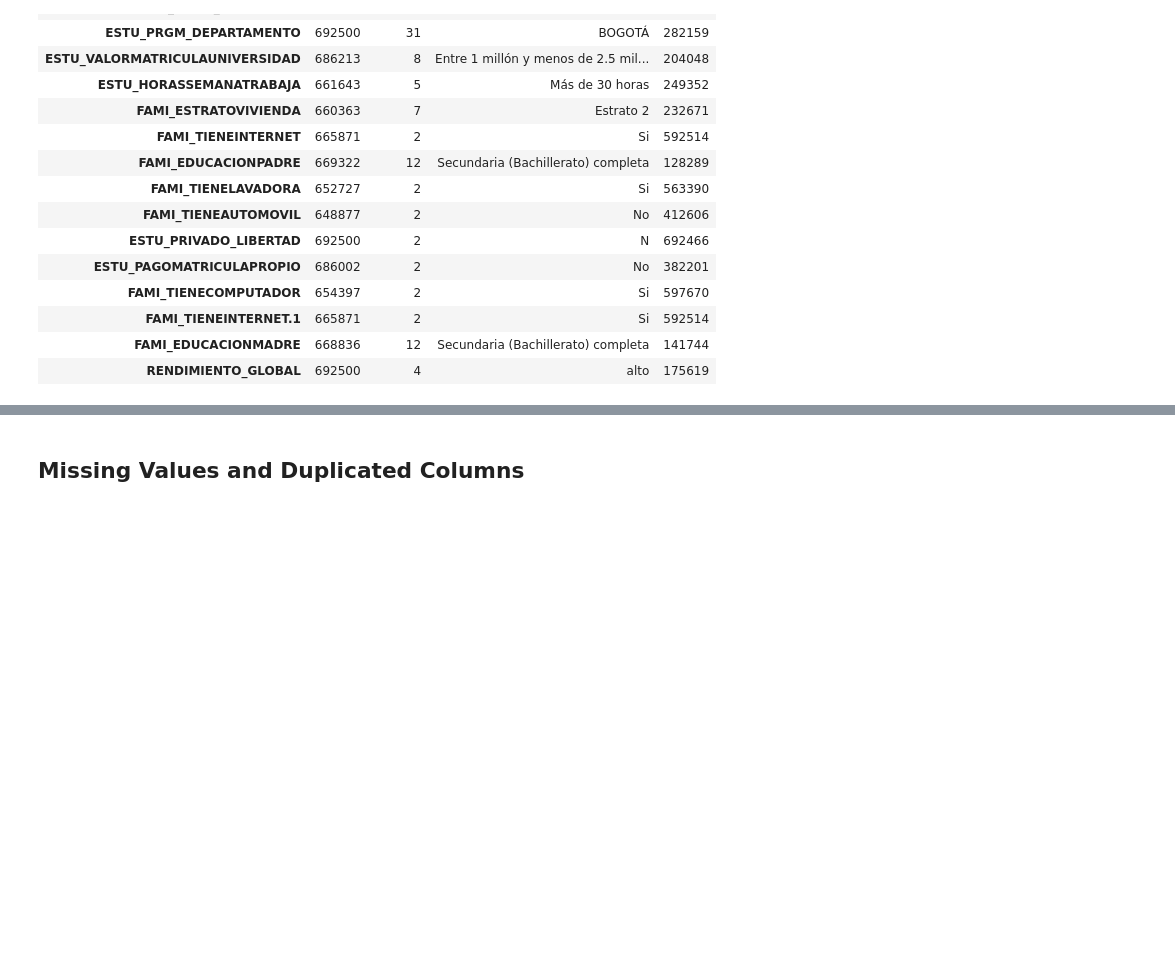
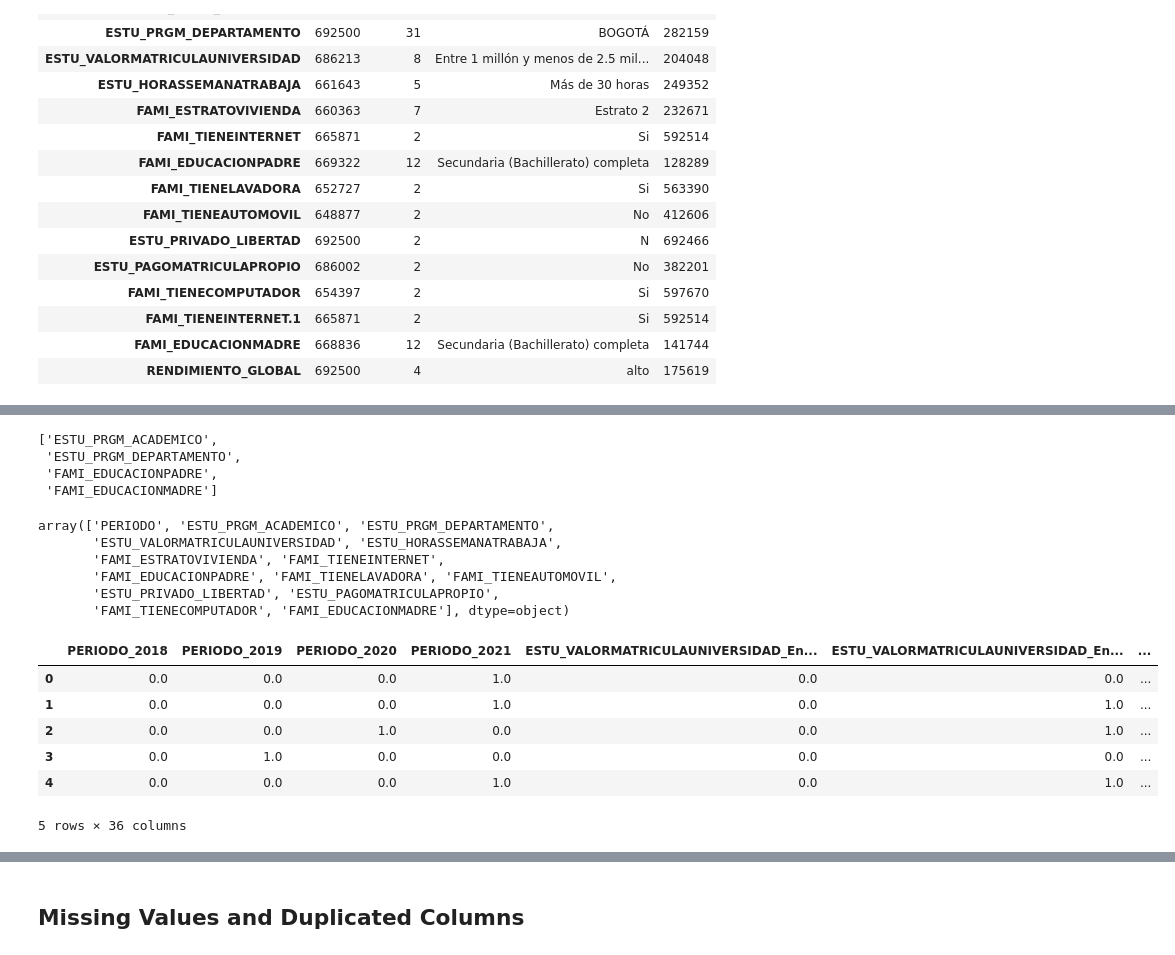
Before and after one commit to itsandregil/saber-pro-prediction, a Jupyter notebook: 02-preprocessing.ipynb, the cells around one changed output, grey strips where cells are left out. Drawn from its saved outputs; the diff is of its cells as text; code cells hidden in the pictures; blank space fills up the shorter version.

Commit message:
Correctly created all pipelines for preprocessing, including frequency encoding transformer

```diff
--- a/02-preprocessing.ipynb
+++ b/02-preprocessing.ipynb
@@ -101,0 +73,3 @@ dtype: int64
+# %%
+df_train["PERIODO"] = df_train["PERIODO"].astype(str).apply(lambda x: x[:4])
+df_train.dtypes
@@ -101,0 +125,9 @@ dtype: int64
+# %%
+has_high_cardinality = lambda col: col.nunique() > 11 and col.dtype in ["object", "category"]
+high_card_cols = [cname for cname in df_train.columns if has_high_cardinality(df_train[cname])]
+high_card_cols
+# %% [output]
+['ESTU_PRGM_ACADEMICO',
+ 'ESTU_PRGM_DEPARTAMENTO',
+ 'FAMI_EDUCACIONPADRE',
+ 'FAMI_EDUCACIONMADRE']
@@ -101,0 +139,38 @@ dtype: int64
+# %%
+preprocessor = ColumnTransformer(transformers=[
+    ("freq_encoding", high_card_transformer, high_card_cols)
+])
+
+freq_data = preprocessor.fit_transform(df_train)
+preprocessor.feature_names_in_
+# %% [output]
+array(['PERIODO', 'ESTU_PRGM_ACADEMICO', 'ESTU_PRGM_DEPARTAMENTO',
+       'ESTU_VALORMATRICULAUNIVERSIDAD', 'ESTU_HORASSEMANATRABAJA',
+       'FAMI_ESTRATOVIVIENDA', 'FAMI_TIENEINTERNET',
+       'FAMI_EDUCACIONPADRE', 'FAMI_TIENELAVADORA', 'FAMI_TIENEAUTOMOVIL',
+       'ESTU_PRIVADO_LIBERTAD', 'ESTU_PAGOMATRICULAPROPIO',
+       'FAMI_TIENECOMPUTADOR', 'FAMI_EDUCACIONMADRE'], dtype=object)
+# %%
+categorical_cols = [
+    cname
+    for cname in df_train.columns
+    if not has_high_cardinality(df_train[cname]) and cname != "FAMI_ESTRATOVIVIENDA"
+]
+
+cat_transformer = Pipeline(steps=[
+    ("imputer", SimpleImputer(strategy="constant", fill_value="Unknown")),
+    ("encoder", OneHotEncoder(handle_unknown="ignore", sparse_output=False))
+])
+# %%
+encoded_data = cat_transformer.fit_transform(df_train[categorical_cols])
+feature_names = cat_transformer.get_feature_names_out()
+df_onehot_encoded = pd.DataFrame(encoded_data, columns=feature_names)
+df_onehot_encoded.head()
+# %% [output]
+|  | PERIODO_2018 | PERIODO_2019 | PERIODO_2020 | PERIODO_2021 | ESTU_VALORMATRICULAUNIVERSIDAD_En... | ESTU_VALORMATRICULAUNIVERSIDAD_En... | ... |
+| 0 | 0.0 | 0.0 | 0.0 | 1.0 | 0.0 | 0.0 | ... |
+| 1 | 0.0 | 0.0 | 0.0 | 1.0 | 0.0 | 1.0 | ... |
+| 2 | 0.0 | 0.0 | 1.0 | 0.0 | 0.0 | 1.0 | ... |
+| 3 | 0.0 | 1.0 | 0.0 | 0.0 | 0.0 | 0.0 | ... |
+| 4 | 0.0 | 0.0 | 0.0 | 1.0 | 0.0 | 1.0 | ... |
+5 rows × 36 columns
```
Also changed, not shown: parts of 24 cells of this notebook.
